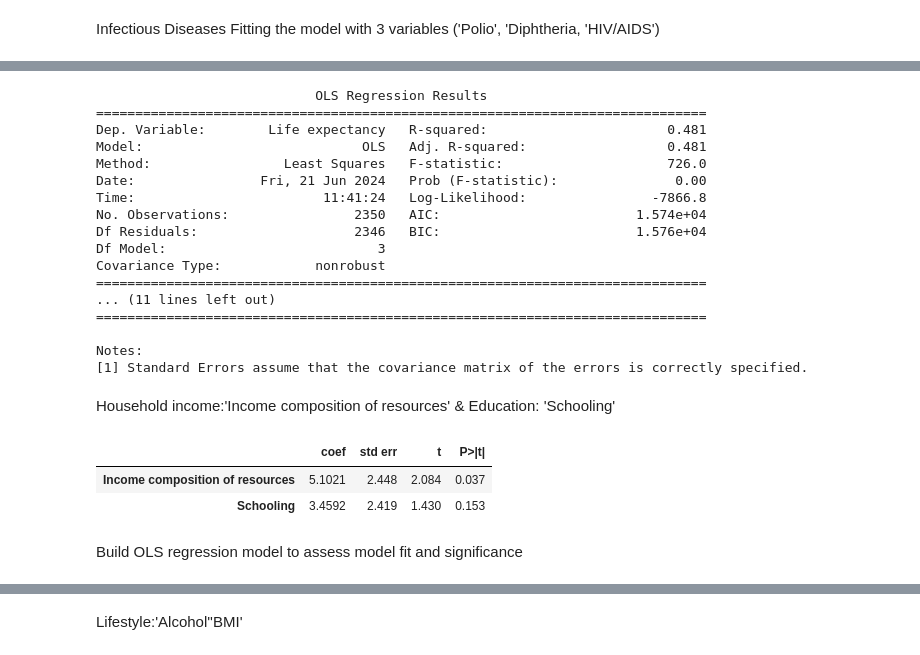
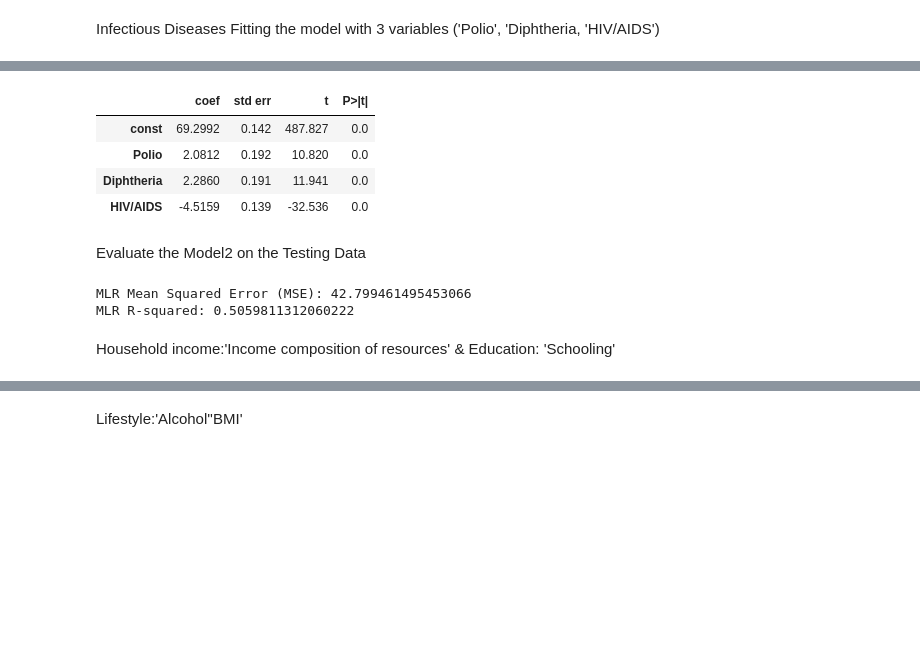
Before and after one commit to samamaryna/team_project, a Jupyter notebook: Project_1.ipynb, the cells around one changed output, grey strips where cells are left out. Cells and saved outputs as stored; diff of their text form; code cells hidden in the pictures; blank space fills up the shorter version.

```diff
--- a/Project_1.ipynb
+++ b/Project_1.ipynb
@@ -295,10 +281,10 @@ Infectious Diseases
 Fitting the model with 3 variables ('Polio', 'Diphtheria, 'HIV/AIDS')
 # %%
 # Define X (independent variables)
-X = df[['Polio', 'Diphtheria','HIV/AIDS']]
+X2 = df[['Polio', 'Diphtheria','HIV/AIDS']]
 # Define y (dependent variable)
-y = df['Life expectancy']
+y2 = df['Life expectancy']
 # %%
 # Split data into training and testing sets (80% train, 20% test)
 
-X_train, X_test, y_train, y_test = train_test_split(X, y, test_size=0.2, random_state=42)
+X2_train, X2_test, y2_train, y2_test = train_test_split(X2, y2, test_size=0.2, random_state=42)
@@ -320,31 +291,37 @@ model_formula = 'Q("Life expectancy") ~ Q("Polio") + Q("Diphtheria") + Q("HIV/AI
 # %%
 # Add a constant to the model (intercept term)
-X_train = sm.add_constant(X_train)
+X2_train = sm.add_constant(X2_train)
 
-# Fit the OLS model
-model = sm.OLS(y_train, X_train)
-results = model.fit()
+# Fit the MLR model
+model2 = sm.OLS(y2_train, X2_train)
+results = model2.fit()
 
 # Print the summary of the regression
-print(results.summary())
+summarize(results)
 # %% [output]
-                            OLS Regression Results
-==============================================================================
-Dep. Variable:        Life expectancy   R-squared:                       0.481
-Model:                            OLS   Adj. R-squared:                  0.481
-Method:                 Least Squares   F-statistic:                     726.0
-Date:                Fri, 21 Jun 2024   Prob (F-statistic):               0.00
-Time:                        11:41:24   Log-Likelihood:                -7866.8
-No. Observations:                2350   AIC:                         1.574e+04
-Df Residuals:                    2346   BIC:                         1.576e+04
-Df Model:                           3
-Covariance Type:            nonrobust
-==============================================================================
-... (11 lines left out)
-==============================================================================
-
-Notes:
-[1] Standard Errors assume that the covariance matrix of the errors is correctly specified.
+|  | coef | std err | t | P>|t| |
+| const | 69.2992 | 0.142 | 487.827 | 0.0 |
+| Polio | 2.0812 | 0.192 | 10.820 | 0.0 |
+| Diphtheria | 2.2860 | 0.191 | 11.941 | 0.0 |
+| HIV/AIDS | -4.5159 | 0.139 | -32.536 | 0.0 |
+# %% [markdown]
+Evaluate the Model2 on the Testing Data
+# %%
+# Add a constant to the model (intercept term)
+X2_test = sm.add_constant(X2_test)
+
+# Predict using the model fitted on the training data
+y2_pred = results.predict(X2_test)
+
+# Calculate Mean Squared Error (MSE) and R-squared
+mse = mean_squared_error(y2_test, y2_pred)
+r2 = r2_score(y2_test, y2_pred)
+
+print(f'MLR Mean Squared Error (MSE): {mse}')
+print(f'MLR R-squared: {r2}')
+# %% [output]
+MLR Mean Squared Error (MSE): 42.799461495453066
+MLR R-squared: 0.5059811312060222
 # %% [markdown]
  Household income:'Income composition of resources' &  Education: 'Schooling'
 # %%
@@ -359,11 +335,0 @@ X_train, X_test, y_train, y_test = train_test_split(X, y, test_size=0.2, random_
-# %%
-# To fit a multiple linear regression model
-model1 = sm.OLS(y_train, X_train )
-results1 = model1.fit()
-summarize(results1)
-# %% [output]
-|  | coef | std err | t | P>|t| |
-| Income composition of resources | 5.1021 | 2.448 | 2.084 | 0.037 |
-| Schooling | 3.4592 | 2.419 | 1.430 | 0.153 |
-# %% [markdown]
-Build OLS regression model to assess model fit and significance
```
Also changed, not shown: parts of 37 cells of this notebook.
